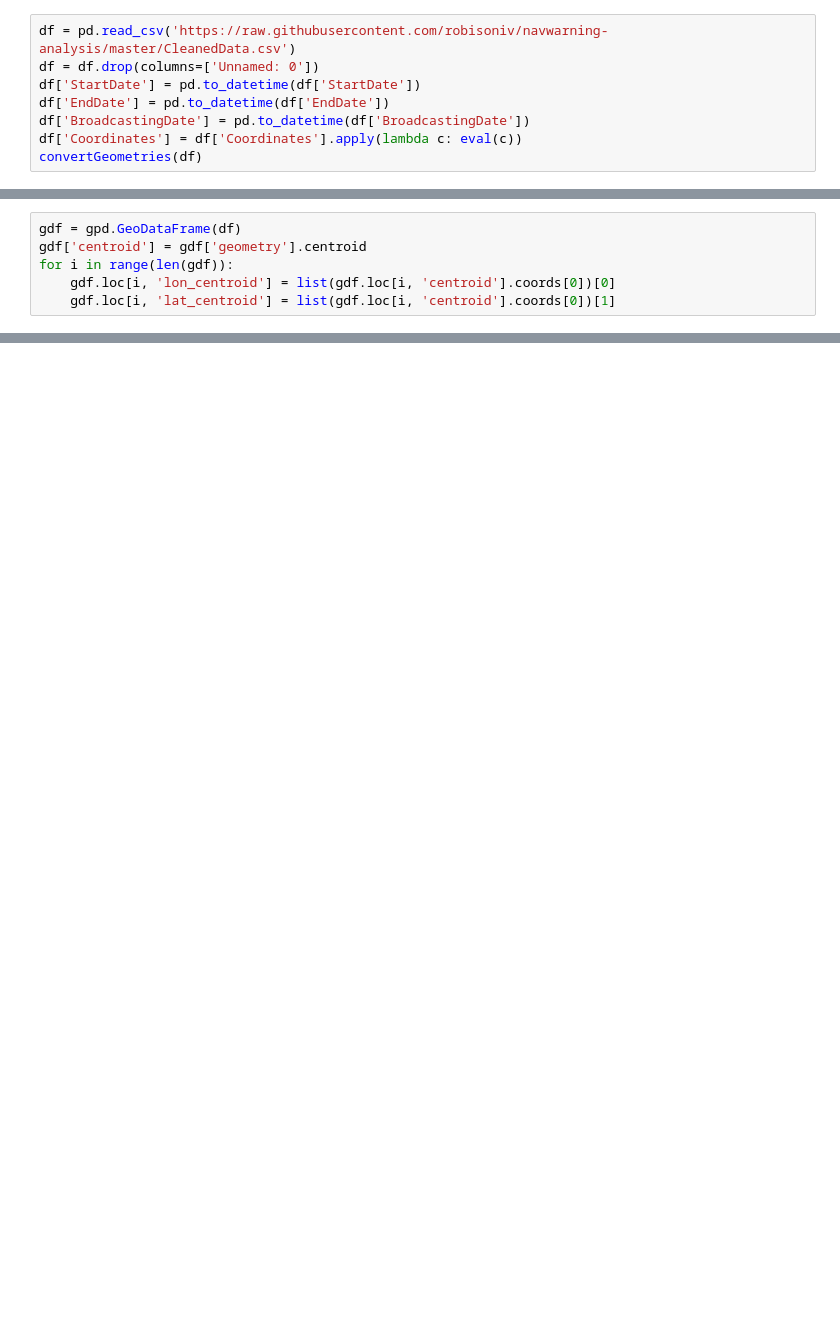
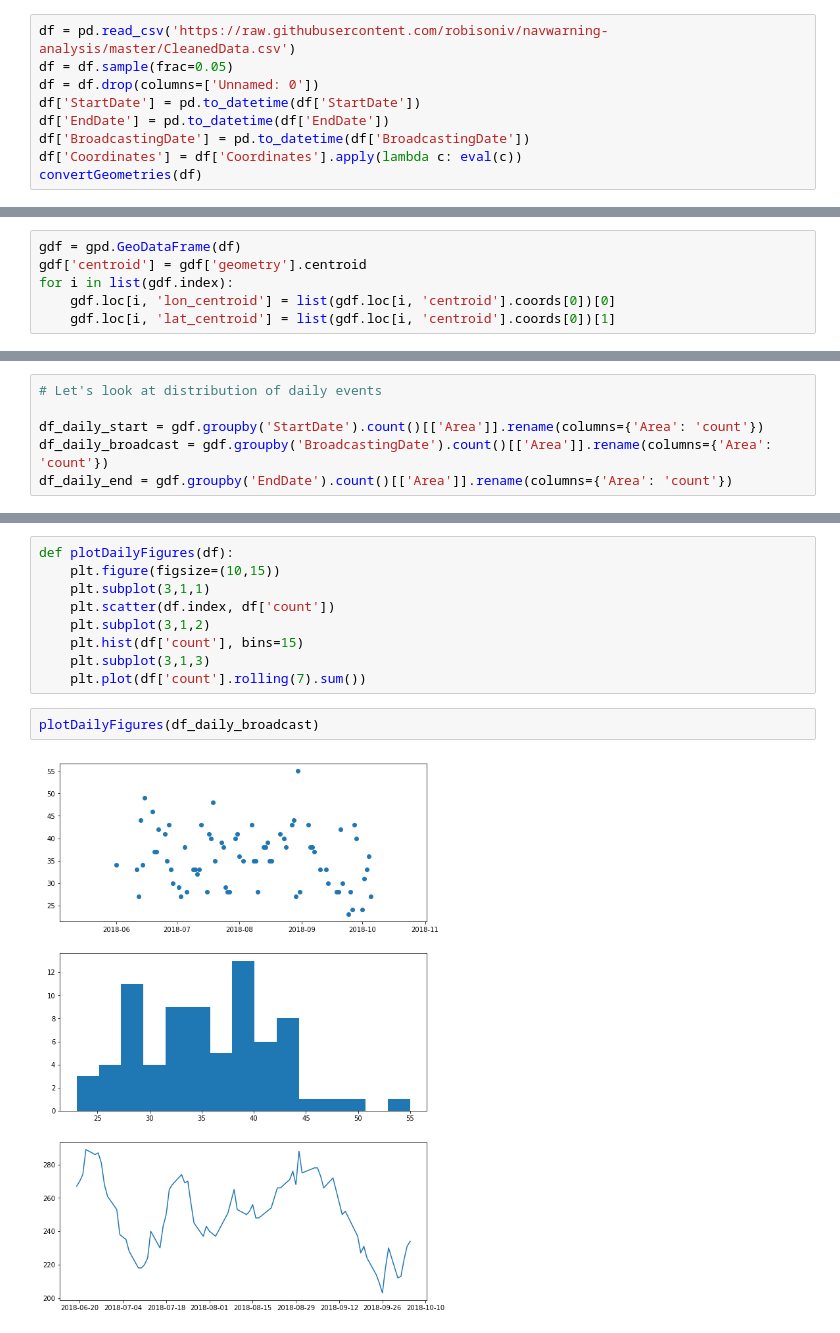
Before and after one commit to johnx25bd/navwarning-analysis, a Jupyter notebook: read-data.ipynb, the cells around one changed output, grey strips where cells are left out. Drawn from its saved outputs; the diff is of its cells as text; blank space fills up the shorter version.

Commit message:
Sample data file plus some quadrat start

```diff
--- a/read-data.ipynb
+++ b/read-data.ipynb
@@ -17,6 +22,7 @@ def convertGeometries(df):
         df.loc[i, 'geometry'] = geom
 # %%
 df = pd.read_csv('https://raw.githubusercontent.com/robisoniv/navwarning-analysis/master/CleanedData.csv')
+df = df.sample(frac=0.05)
 df = df.drop(columns=['Unnamed: 0'])
 df['StartDate'] = pd.to_datetime(df['StartDate'])
 df['EndDate'] = pd.to_datetime(df['EndDate'])
@@ -26,6 +41,6 @@ convertGeometries(df)
 # %%
 gdf = gpd.GeoDataFrame(df)
 gdf['centroid'] = gdf['geometry'].centroid
-for i in range(len(gdf)):
+for i in list(gdf.index):
     gdf.loc[i, 'lon_centroid'] = list(gdf.loc[i, 'centroid'].coords[0])[0]
     gdf.loc[i, 'lat_centroid'] = list(gdf.loc[i, 'centroid'].coords[0])[1]
@@ -31,0 +65,6 @@ for i in range(len(gdf)):
+# %%
+# Let's look at distribution of daily events
+
+df_daily_start = gdf.groupby('StartDate').count()[['Area']].rename(columns={'Area': 'count'})
+df_daily_broadcast = gdf.groupby('BroadcastingDate').count()[['Area']].rename(columns={'Area': 'count'})
+df_daily_end = gdf.groupby('EndDate').count()[['Area']].rename(columns={'Area': 'count'})
@@ -31,0 +83,13 @@ for i in range(len(gdf)):
+# %%
+def plotDailyFigures(df):
+    plt.figure(figsize=(10,15))
+    plt.subplot(3,1,1)
+    plt.scatter(df.index, df['count'])
+    plt.subplot(3,1,2)
+    plt.hist(df['count'], bins=15)
+    plt.subplot(3,1,3)
+    plt.plot(df['count'].rolling(7).sum())
+# %%
+plotDailyFigures(df_daily_broadcast)
+# %% [output]
+[figure, added]
```
Also changed, not shown: parts of 23 cells of this notebook, 6 other files.
